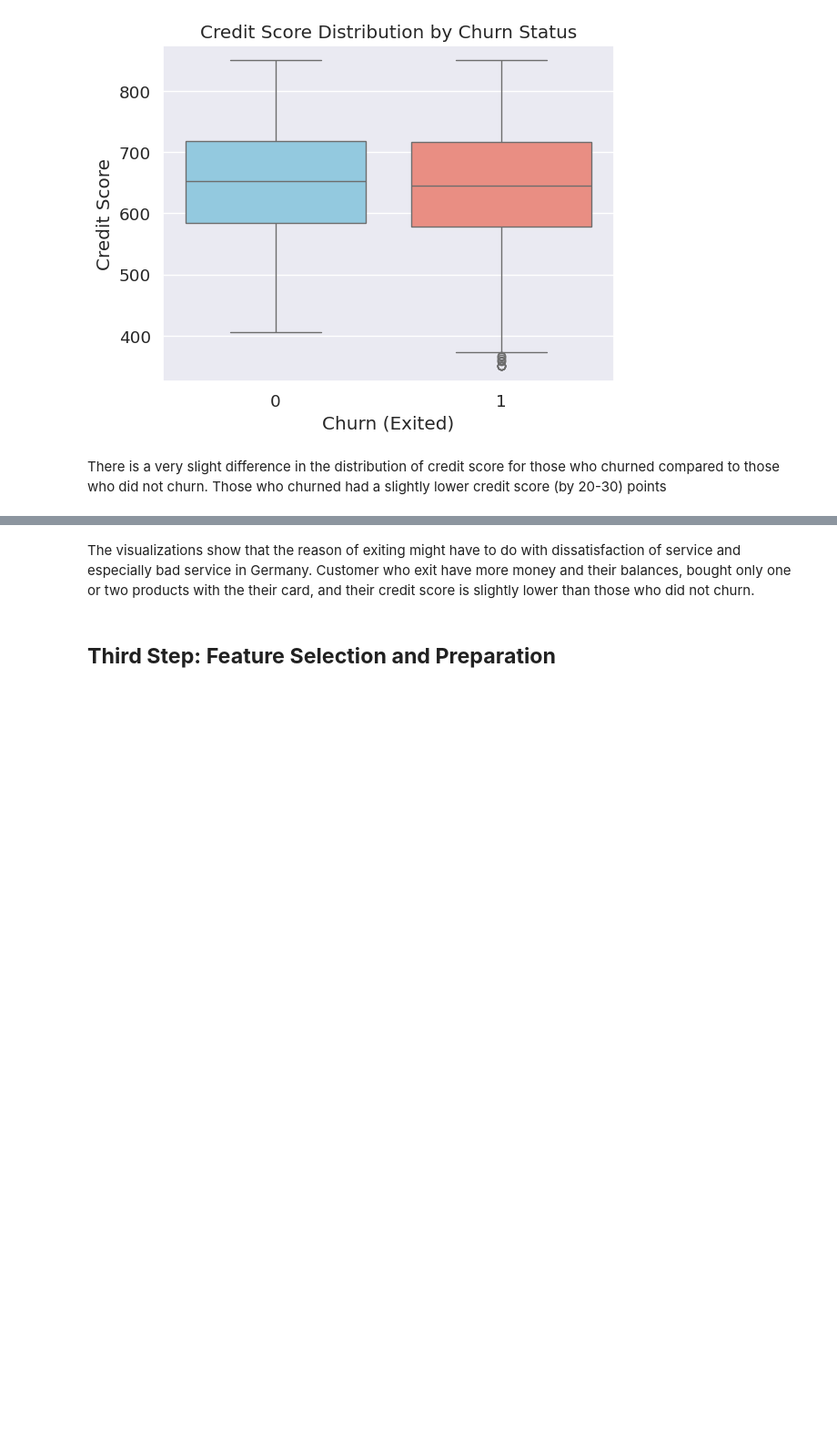
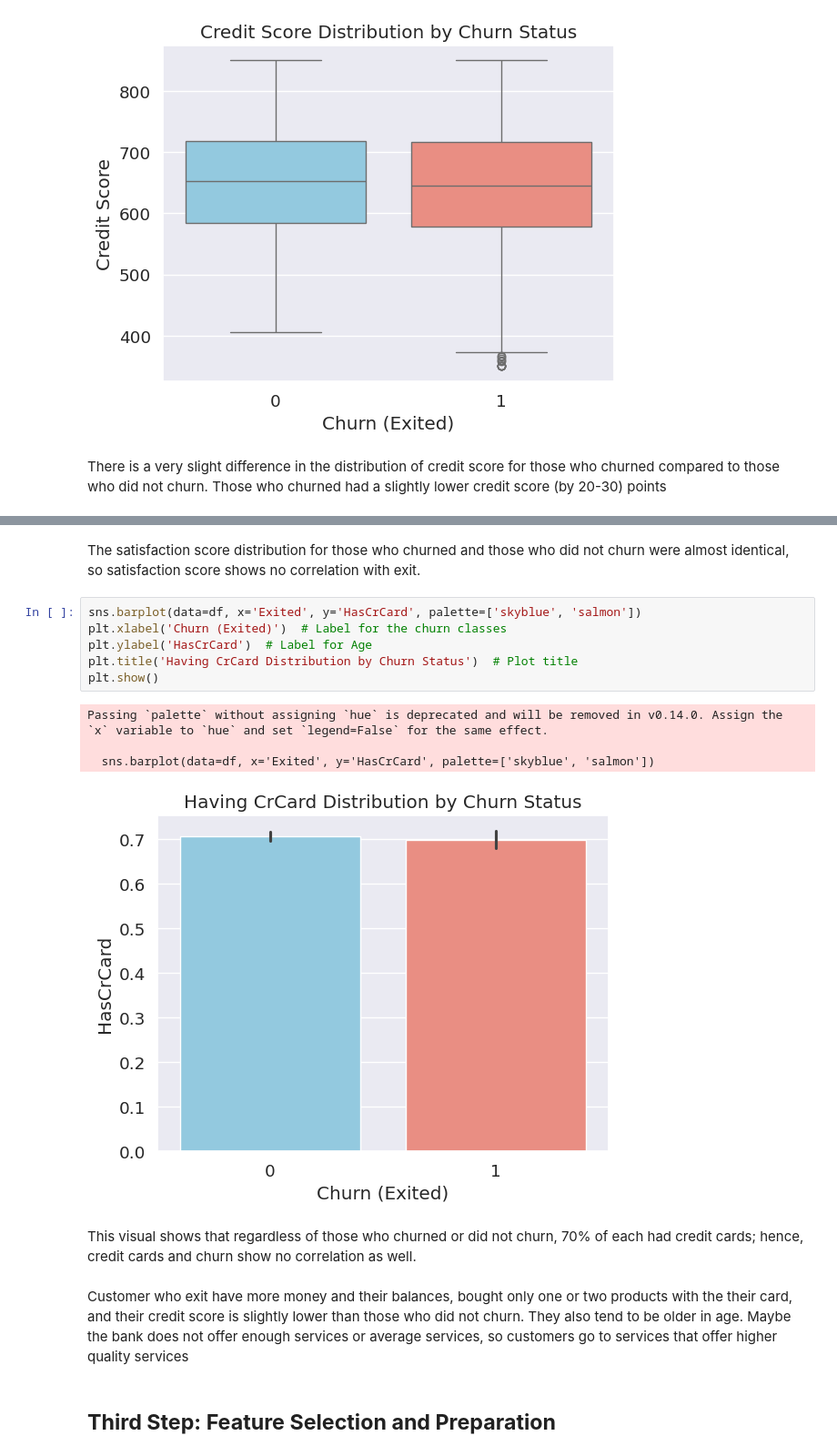
Before and after one commit to Jowayria-27/Artifical-Intelligence-Project, a Jupyter notebook: Customer_Churn.ipynb, the cells around one changed output, grey strips where cells are left out. Shown at 91% size. Saved outputs shown, nothing was run; the diff lists cells and outputs as text; blank space fills up the shorter version.

```diff
--- a/Customer_Churn.ipynb
+++ b/Customer_Churn.ipynb
@@ -593,5 +620,20 @@ There is a very slight difference in the distribution of credit score for those
+# %% [markdown]
+The satisfaction score distribution for those who churned and those who did not churn were almost identical, so satisfaction score shows no correlation with exit.
+# %%
+sns.barplot(data=df, x='Exited', y='HasCrCard', palette=['skyblue', 'salmon'])
+plt.xlabel('Churn (Exited)')  # Label for the churn classes
+plt.ylabel('HasCrCard')  # Label for Age
+plt.title('Having CrCard Distribution by Churn Status')  # Plot title
+plt.show()
+# %% [output]
+Passing `palette` without assigning `hue` is deprecated and will be removed in v0.14.0. Assign the `x` variable to `hue` and set `legend=False` for the same effect.
+
+  sns.barplot(data=df, x='Exited', y='HasCrCard', palette=['skyblue', 'salmon'])
+[figure, added]
+# %% [markdown]
+This visual shows that regardless of those who churned or did not churn, 70% of each had credit cards; hence, credit cards and churn show no correlation as well.
 # %% [markdown]
-The visualizations show that the reason of exiting might have to do with dissatisfaction of service and especially bad service in Germany. Customer who exit have more money and their balances, bought only one or two products with the their card, and their credit score is slightly lower than those who did not churn.
+ Customer who exit have more money and their balances, bought only one or two products with the their card, and their credit score is slightly lower than those who did not churn. They also tend to be older in age. Maybe the bank does not offer enough services or average services, so customers go to services that offer higher quality services
 # %% [markdown]
 ## **Third Step: Feature Selection and Preparation**
 # %% [markdown]
```
Also changed, not shown: parts of 21 cells of this notebook.
